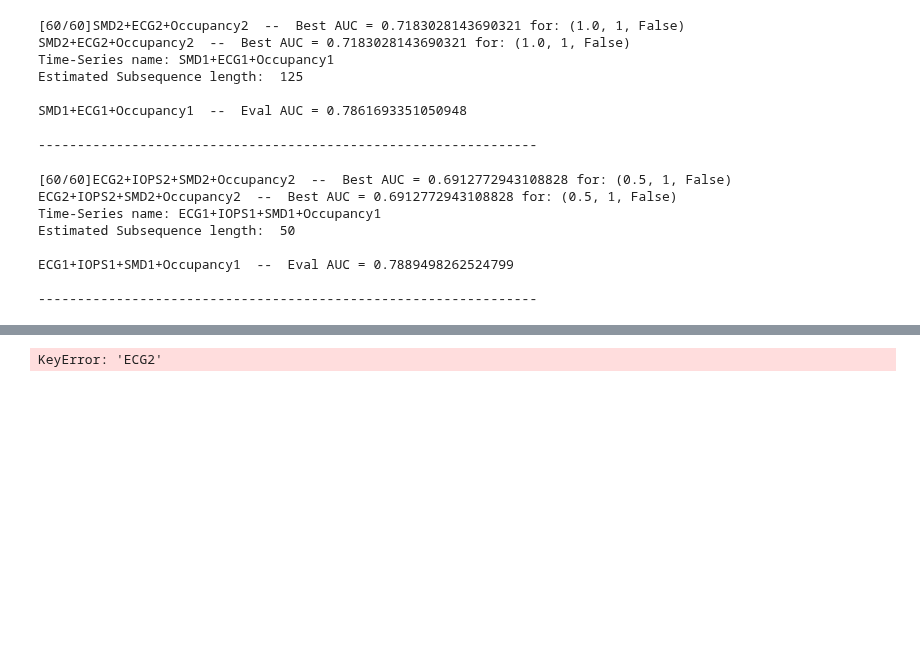
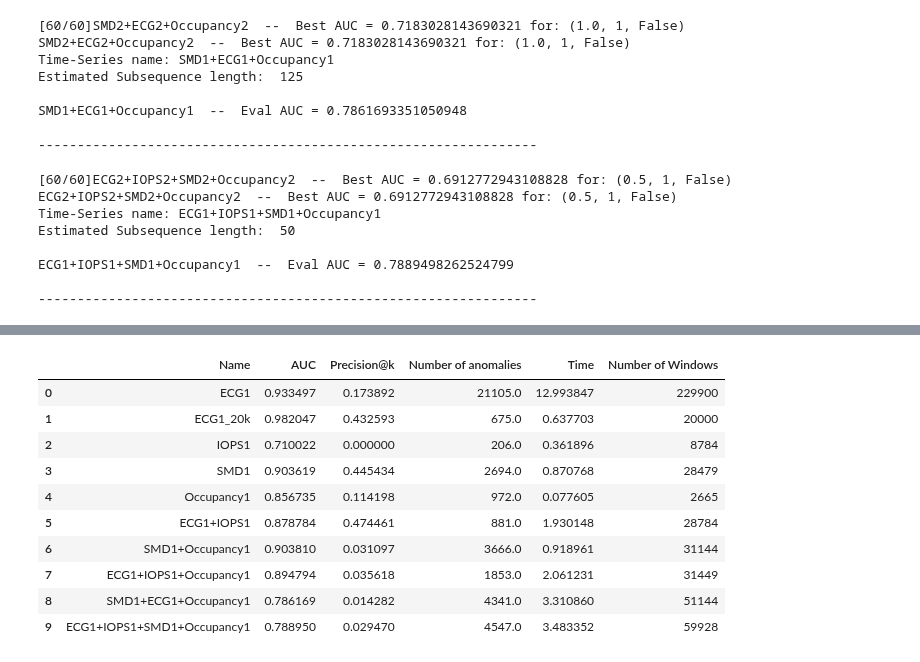
Before and after one commit to GeorgeM2000/Streamify-Time-Series-Anomaly-Detection-Methods, a Jupyter notebook: Notebook_2_Matrix_Profile.ipynb, the cells around one changed output, grey strips where cells are left out. Cells and saved outputs as stored; diff of their text form; code cells hidden in the pictures; blank space fills up the shorter version.

```diff
--- a/Notebook_2_Matrix_Profile.ipynb
+++ b/Notebook_2_Matrix_Profile.ipynb
@@ -885,8 +889,18 @@ df
 # %%
-df['Number of anomalies'] = df['Name'].apply(lambda x: np.sum(name_to_eval_series[x]['label']))
+df['Number of anomalies'] = df['Name'].apply(lambda x: np.sum(name_to_eval_series[x]['labels']))
 df[['Name', 'AUC', 'Precision@k', 'Number of anomalies', 'Time', 'Number of Windows']]
 # %% [output]
-KeyError: 'ECG2'
+|  | Name | AUC | Precision@k | Number of anomalies | Time | Number of Windows |
+| 0 | ECG1 | 0.933497 | 0.173892 | 21105.0 | 12.993847 | 229900 |
+| 1 | ECG1_20k | 0.982047 | 0.432593 | 675.0 | 0.637703 | 20000 |
+| 2 | IOPS1 | 0.710022 | 0.000000 | 206.0 | 0.361896 | 8784 |
+| 3 | SMD1 | 0.903619 | 0.445434 | 2694.0 | 0.870768 | 28479 |
+| 4 | Occupancy1 | 0.856735 | 0.114198 | 972.0 | 0.077605 | 2665 |
+| 5 | ECG1+IOPS1 | 0.878784 | 0.474461 | 881.0 | 1.930148 | 28784 |
+| 6 | SMD1+Occupancy1 | 0.903810 | 0.031097 | 3666.0 | 0.918961 | 31144 |
+| 7 | ECG1+IOPS1+Occupancy1 | 0.894794 | 0.035618 | 1853.0 | 2.061231 | 31449 |
+| 8 | SMD1+ECG1+Occupancy1 | 0.786169 | 0.014282 | 4341.0 | 3.310860 | 51144 |
+| 9 | ECG1+IOPS1+SMD1+Occupancy1 | 0.788950 | 0.029470 | 4547.0 | 3.483352 | 59928 |
 # %%
 print(df[['Name', 'AUC', 'Precision@k', 'Number of anomalies', 'Time', 'Number of Windows']].to_latex(index=False))
 # %% [output]
```
Also changed, not shown: parts of 8 cells of this notebook, 3 other files.
